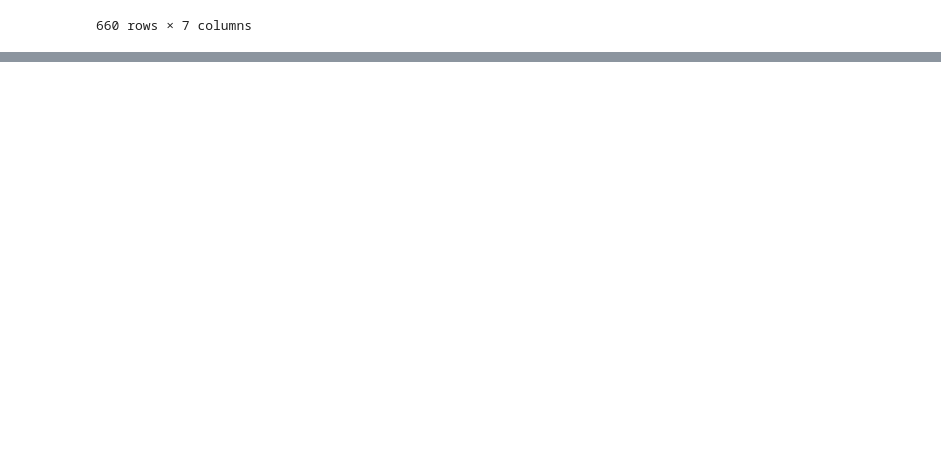
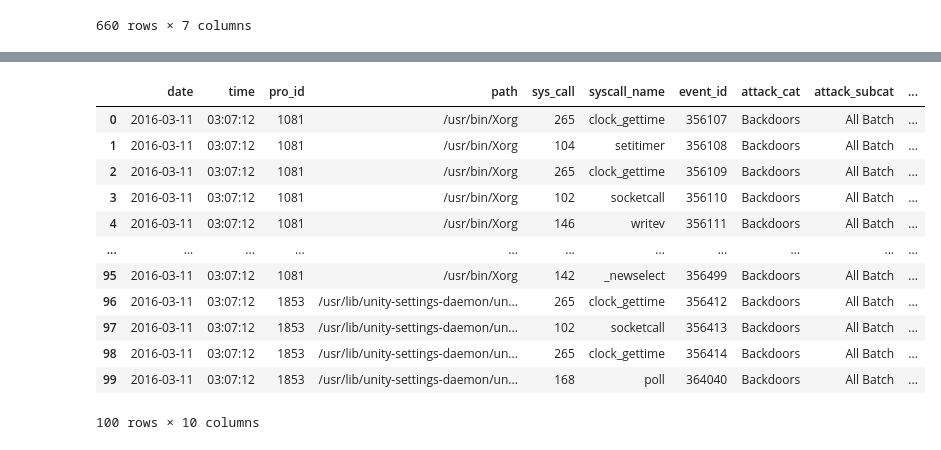
Before and after one commit to harrishdhaithya/anomaly-detection-xai, a Jupyter notebook: notebook/AnomalyDetection_initial.ipynb, the cells around one changed output, grey strips where cells are left out. Drawn from its saved outputs; the diff is of its cells as text; code cells hidden in the pictures; blank space fills up the shorter version.

```diff
--- a/notebook/AnomalyDetection_initial.ipynb
+++ b/notebook/AnomalyDetection_initial.ipynb
@@ -260,0 +308,40 @@ query_df(f"SELECT * FROM '{ground_truth}' WHERE  attack_cat='Exploits' and date=
+# %%
+  attack_date = "2016-03-11"
+  attack_time = "3:07:12"
+  attack_cat = "Backdoors"
+
+  query_df(f"""
+  SELECT
+      h.date,
+      h.time,
+      h.pro_id,
+      h.path,
+      h.sys_call,
+      s.i386_name AS syscall_name,
+      h.event_id,
+      h.attack_cat,
+      h.attack_subcat,
+      h.label
+  FROM '{host_logs}' h
+  LEFT JOIN '{syscall_lookup}' s
+      ON h.sys_call = s.sys_call
+  WHERE h.date = DATE '{attack_date}'
+    AND h.time = TIME '{attack_time}'
+    AND h.attack_cat = '{attack_cat}'
+  ORDER BY h.pro_id, h.path, h.event_id
+  LIMIT 100
+  """)
+# %% [output]
+|  | date | time | pro_id | path | sys_call | syscall_name | event_id | attack_cat | attack_subcat | ... |
+| 0 | 2016-03-11 | 03:07:12 | 1081 | /usr/bin/Xorg | 265 | clock_gettime | 356107 | Backdoors | All Batch | ... |
+| 1 | 2016-03-11 | 03:07:12 | 1081 | /usr/bin/Xorg | 104 | setitimer | 356108 | Backdoors | All Batch | ... |
+| 2 | 2016-03-11 | 03:07:12 | 1081 | /usr/bin/Xorg | 265 | clock_gettime | 356109 | Backdoors | All Batch | ... |
+| 3 | 2016-03-11 | 03:07:12 | 1081 | /usr/bin/Xorg | 102 | socketcall | 356110 | Backdoors | All Batch | ... |
+| 4 | 2016-03-11 | 03:07:12 | 1081 | /usr/bin/Xorg | 146 | writev | 356111 | Backdoors | All Batch | ... |
+| ... | ... | ... | ... | ... | ... | ... | ... | ... | ... | ... |
+| 95 | 2016-03-11 | 03:07:12 | 1081 | /usr/bin/Xorg | 142 | _newselect | 356499 | Backdoors | All Batch | ... |
+| 96 | 2016-03-11 | 03:07:12 | 1853 | /usr/lib/unity-settings-daemon/un... | 265 | clock_gettime | 356412 | Backdoors | All Batch | ... |
+| 97 | 2016-03-11 | 03:07:12 | 1853 | /usr/lib/unity-settings-daemon/un... | 102 | socketcall | 356413 | Backdoors | All Batch | ... |
+| 98 | 2016-03-11 | 03:07:12 | 1853 | /usr/lib/unity-settings-daemon/un... | 265 | clock_gettime | 356414 | Backdoors | All Batch | ... |
+| 99 | 2016-03-11 | 03:07:12 | 1853 | /usr/lib/unity-settings-daemon/un... | 168 | poll | 364040 | Backdoors | All Batch | ... |
+100 rows × 10 columns
```
Also changed, not shown: parts of 60 cells of this notebook, 21 other files.
